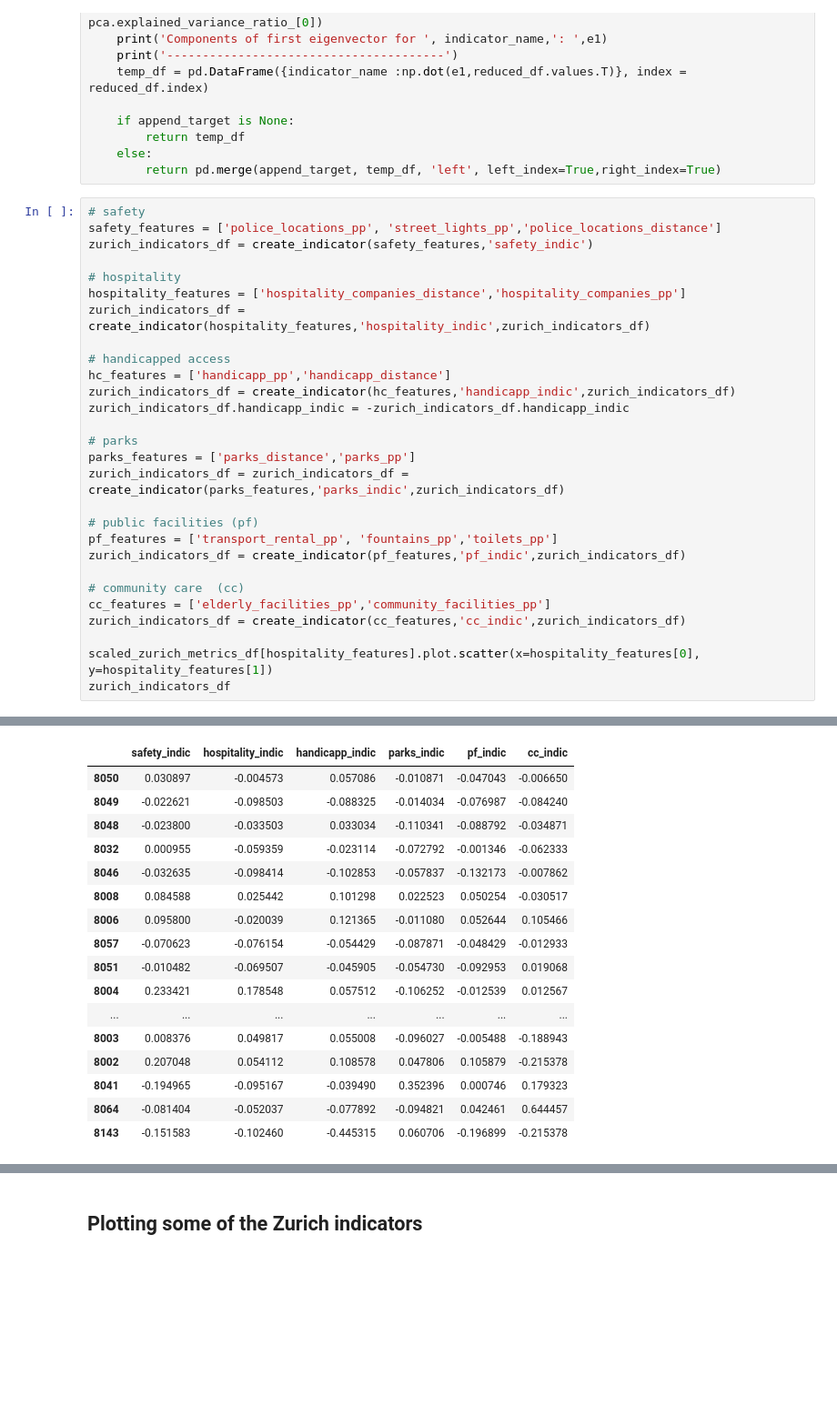
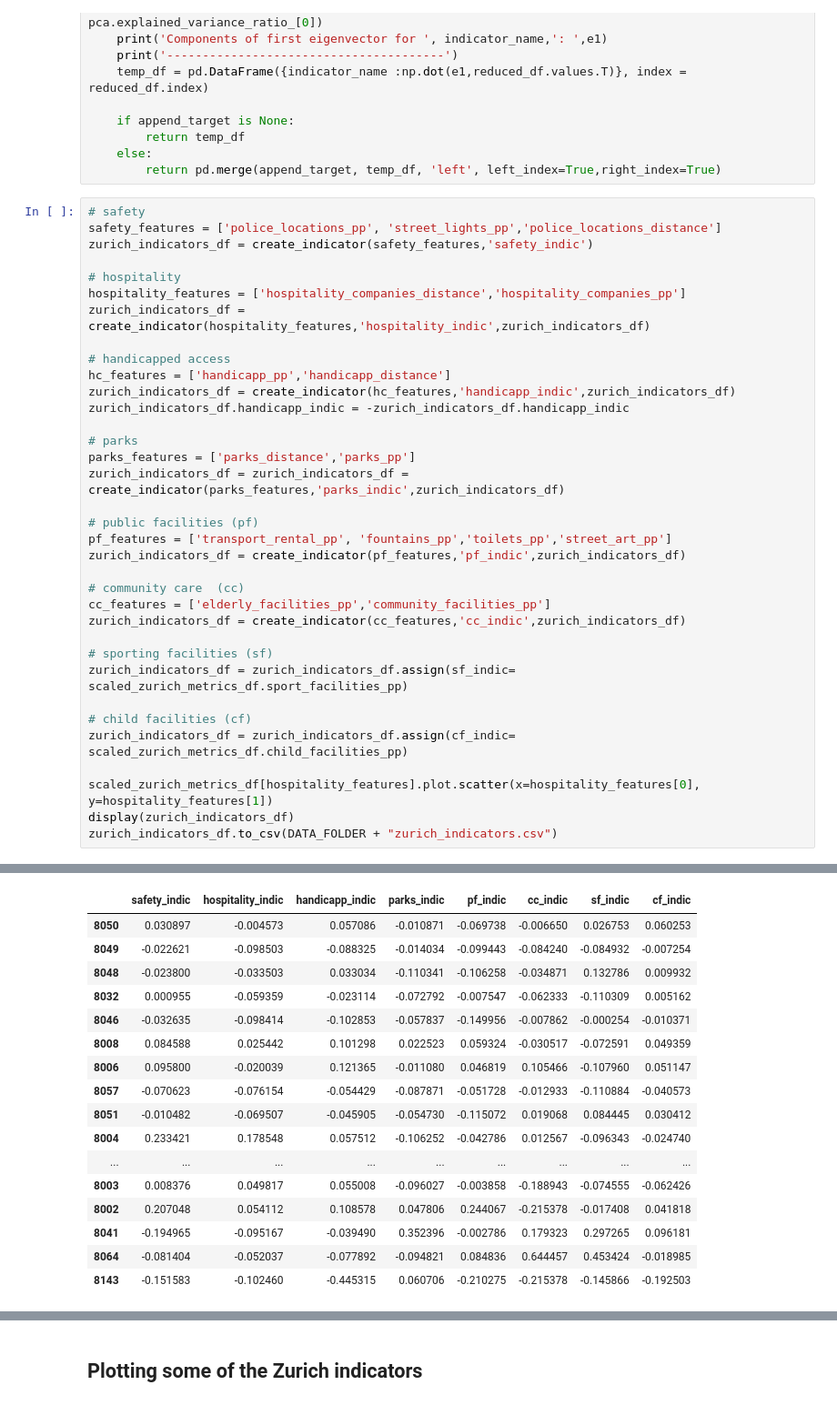
Before and after one commit to MLortki/ADA2018-Project-Quality-of-Space-AMG, a Jupyter notebook: zurich_open_data_exploration.ipynb, the cells around one changed output, grey strips where cells are left out. Shown at 91% size. Cells and saved outputs as stored; diff of their text form; blank space fills up the shorter version.

Commit message:
Finished indicators

```diff
--- a/zurich_open_data_exploration.ipynb
+++ b/zurich_open_data_exploration.ipynb
@@ -568,15 +568,22 @@ parks_features = ['parks_distance','parks_pp']
 zurich_indicators_df = zurich_indicators_df = create_indicator(parks_features,'parks_indic',zurich_indicators_df)
 
 # public facilities (pf)
-pf_features = ['transport_rental_pp', 'fountains_pp','toilets_pp']
+pf_features = ['transport_rental_pp', 'fountains_pp','toilets_pp','street_art_pp']
 zurich_indicators_df = create_indicator(pf_features,'pf_indic',zurich_indicators_df)
 
 # community care  (cc)
 cc_features = ['elderly_facilities_pp','community_facilities_pp']
 zurich_indicators_df = create_indicator(cc_features,'cc_indic',zurich_indicators_df)
 
+# sporting facilities (sf)
+zurich_indicators_df = zurich_indicators_df.assign(sf_indic= scaled_zurich_metrics_df.sport_facilities_pp)
+
+# child facilities (cf)
+zurich_indicators_df = zurich_indicators_df.assign(cf_indic= scaled_zurich_metrics_df.child_facilities_pp)
+
 scaled_zurich_metrics_df[hospitality_features].plot.scatter(x=hospitality_features[0], y=hospitality_features[1])
-zurich_indicators_df
+display(zurich_indicators_df)
+zurich_indicators_df.to_csv(DATA_FOLDER + "zurich_indicators.csv")
 # %% [output]
 Explained variance of first eigenvector for  safety_indic :  0.7856063976515815
 Components of first eigenvector for  safety_indic :  [ 0.86636088  0.09953389 -0.48939946]
@@ -595,24 +602,24 @@ Components of first eigenvector for  pf_indic :  [0.42394376 0.82102264 0.382352
 ---------------------------------------
 Explained variance of first eigenvector for  cc_indic :  0.8373618684501598
 Components of first eigenvector for  cc_indic :  [0.66556148 0.74634302]
 ---------------------------------------
-|  | safety_indic | hospitality_indic | handicapp_indic | parks_indic | pf_indic | cc_indic |
-| 8050 | 0.030897 | -0.004573 | 0.057086 | -0.010871 | -0.047043 | -0.006650 |
-| 8049 | -0.022621 | -0.098503 | -0.088325 | -0.014034 | -0.076987 | -0.084240 |
-| 8048 | -0.023800 | -0.033503 | 0.033034 | -0.110341 | -0.088792 | -0.034871 |
-| 8032 | 0.000955 | -0.059359 | -0.023114 | -0.072792 | -0.001346 | -0.062333 |
-| 8046 | -0.032635 | -0.098414 | -0.102853 | -0.057837 | -0.132173 | -0.007862 |
-| 8008 | 0.084588 | 0.025442 | 0.101298 | 0.022523 | 0.050254 | -0.030517 |
-| 8006 | 0.095800 | -0.020039 | 0.121365 | -0.011080 | 0.052644 | 0.105466 |
-| 8057 | -0.070623 | -0.076154 | -0.054429 | -0.087871 | -0.048429 | -0.012933 |
-| 8051 | -0.010482 | -0.069507 | -0.045905 | -0.054730 | -0.092953 | 0.019068 |
-| 8004 | 0.233421 | 0.178548 | 0.057512 | -0.106252 | -0.012539 | 0.012567 |
-| ... | ... | ... | ... | ... | ... | ... |
-| 8003 | 0.008376 | 0.049817 | 0.055008 | -0.096027 | -0.005488 | -0.188943 |
-| 8002 | 0.207048 | 0.054112 | 0.108578 | 0.047806 | 0.105879 | -0.215378 |
-| 8041 | -0.194965 | -0.095167 | -0.039490 | 0.352396 | 0.000746 | 0.179323 |
-| 8064 | -0.081404 | -0.052037 | -0.077892 | -0.094821 | 0.042461 | 0.644457 |
-| 8143 | -0.151583 | -0.102460 | -0.445315 | 0.060706 | -0.196899 | -0.215378 |
+|  | safety_indic | hospitality_indic | handicapp_indic | parks_indic | pf_indic | cc_indic | sf_indic | cf_indic |
+| 8050 | 0.030897 | -0.004573 | 0.057086 | -0.010871 | -0.069738 | -0.006650 | 0.026753 | 0.060253 |
+| 8049 | -0.022621 | -0.098503 | -0.088325 | -0.014034 | -0.099443 | -0.084240 | -0.084932 | -0.007254 |
+| 8048 | -0.023800 | -0.033503 | 0.033034 | -0.110341 | -0.106258 | -0.034871 | 0.132786 | 0.009932 |
+| 8032 | 0.000955 | -0.059359 | -0.023114 | -0.072792 | -0.007547 | -0.062333 | -0.110309 | 0.005162 |
+| 8046 | -0.032635 | -0.098414 | -0.102853 | -0.057837 | -0.149956 | -0.007862 | -0.000254 | -0.010371 |
+| 8008 | 0.084588 | 0.025442 | 0.101298 | 0.022523 | 0.059324 | -0.030517 | -0.072591 | 0.049359 |
+| 8006 | 0.095800 | -0.020039 | 0.121365 | -0.011080 | 0.046819 | 0.105466 | -0.107960 | 0.051147 |
+| 8057 | -0.070623 | -0.076154 | -0.054429 | -0.087871 | -0.051728 | -0.012933 | -0.110884 | -0.040573 |
+| 8051 | -0.010482 | -0.069507 | -0.045905 | -0.054730 | -0.115072 | 0.019068 | 0.084445 | 0.030412 |
+| 8004 | 0.233421 | 0.178548 | 0.057512 | -0.106252 | -0.042786 | 0.012567 | -0.096343 | -0.024740 |
+| ... | ... | ... | ... | ... | ... | ... | ... | ... |
+| 8003 | 0.008376 | 0.049817 | 0.055008 | -0.096027 | -0.003858 | -0.188943 | -0.074555 | -0.062426 |
+| 8002 | 0.207048 | 0.054112 | 0.108578 | 0.047806 | 0.244067 | -0.215378 | -0.017408 | 0.041818 |
+| 8041 | -0.194965 | -0.095167 | -0.039490 | 0.352396 | -0.002786 | 0.179323 | 0.297265 | 0.096181 |
+| 8064 | -0.081404 | -0.052037 | -0.077892 | -0.094821 | 0.084836 | 0.644457 | 0.453424 | -0.018985 |
+| 8143 | -0.151583 | -0.102460 | -0.445315 | 0.060706 | -0.210275 | -0.215378 | -0.145866 | -0.192503 |
 [figure]
 # %% [markdown]
 ## Plotting some of the Zurich indicators
```
Also changed, not shown: parts of 1 cell of this notebook, 1 other file.
